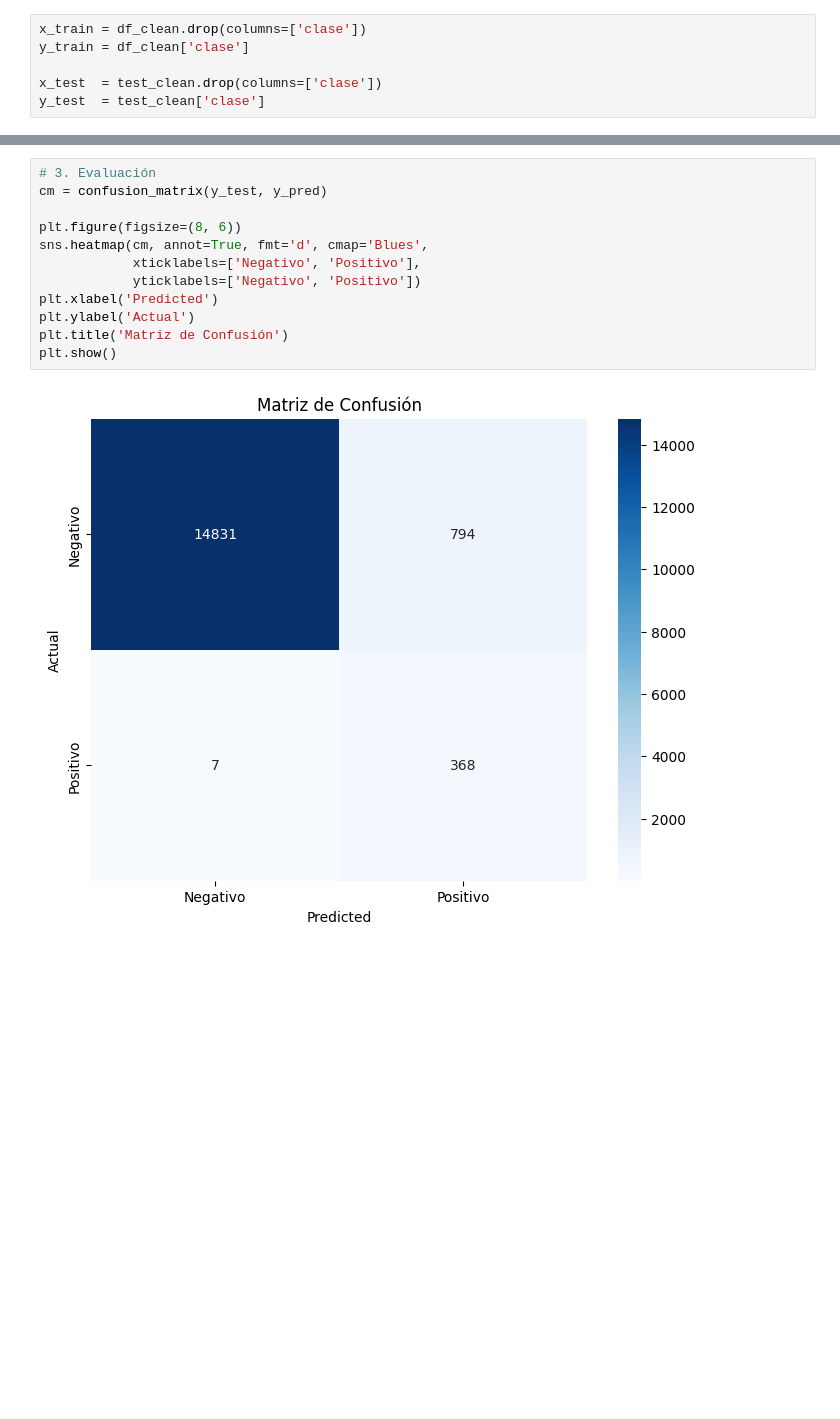
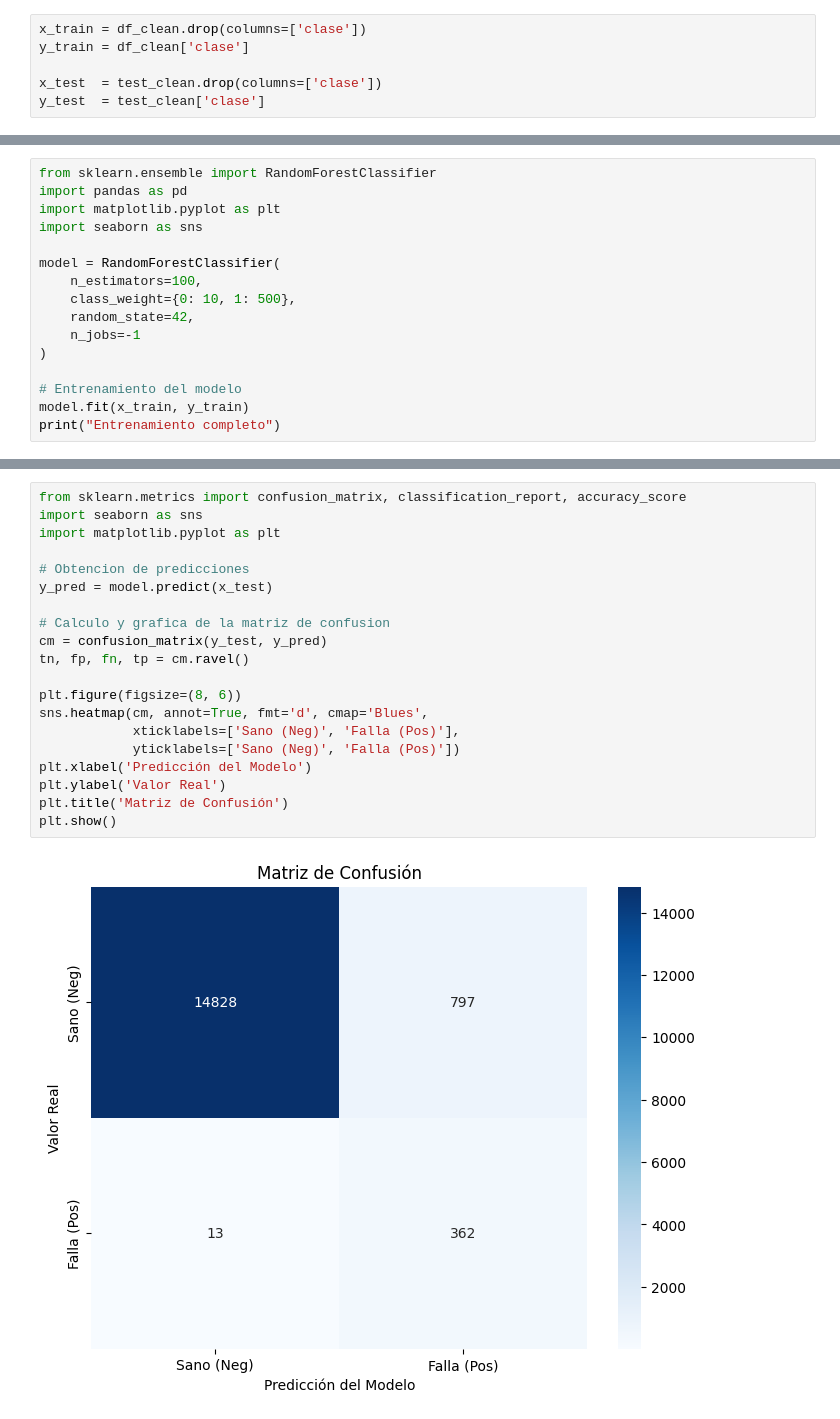
Before and after one commit to marcohinojosag/IA_MKTR, a Jupyter notebook: cod.ipynb, the cells around one changed output, grey strips where cells are left out. Saved outputs shown, nothing was run; the diff lists cells and outputs as text; blank space fills up the shorter version.

```diff
--- a/cod.ipynb
+++ b/cod.ipynb
@@ -436,0 +399,16 @@ F1-score: 0.4789
+# %%
+from sklearn.ensemble import RandomForestClassifier
+import pandas as pd
+import matplotlib.pyplot as plt
+import seaborn as sns
+
+model = RandomForestClassifier(
+    n_estimators=100,
+    class_weight={0: 10, 1: 500},
+    random_state=42,
+    n_jobs=-1
+)
+
+# Entrenamiento del modelo
+model.fit(x_train, y_train)
+print("Entrenamiento completo")
@@ -437,14 +417,22 @@ F1-score: 0.4789
 # %%
-# 3. Evaluación
+from sklearn.metrics import confusion_matrix, classification_report, accuracy_score
+import seaborn as sns
+import matplotlib.pyplot as plt
+
+# Obtencion de predicciones
+y_pred = model.predict(x_test)
+
+# Calculo y grafica de la matriz de confusion
 cm = confusion_matrix(y_test, y_pred)
+tn, fp, fn, tp = cm.ravel()
 
 plt.figure(figsize=(8, 6))
 sns.heatmap(cm, annot=True, fmt='d', cmap='Blues',
-            xticklabels=['Negativo', 'Positivo'],
-            yticklabels=['Negativo', 'Positivo'])
-plt.xlabel('Predicted')
-plt.ylabel('Actual')
+            xticklabels=['Sano (Neg)', 'Falla (Pos)'],
+            yticklabels=['Sano (Neg)', 'Falla (Pos)'])
+plt.xlabel('Predicción del Modelo')
+plt.ylabel('Valor Real')
 plt.title('Matriz de Confusión')
 plt.show()
 # %% [output]
-[figure, old version]
+[figure, new version]
```
Also changed, not shown: parts of 34 cells of this notebook.
